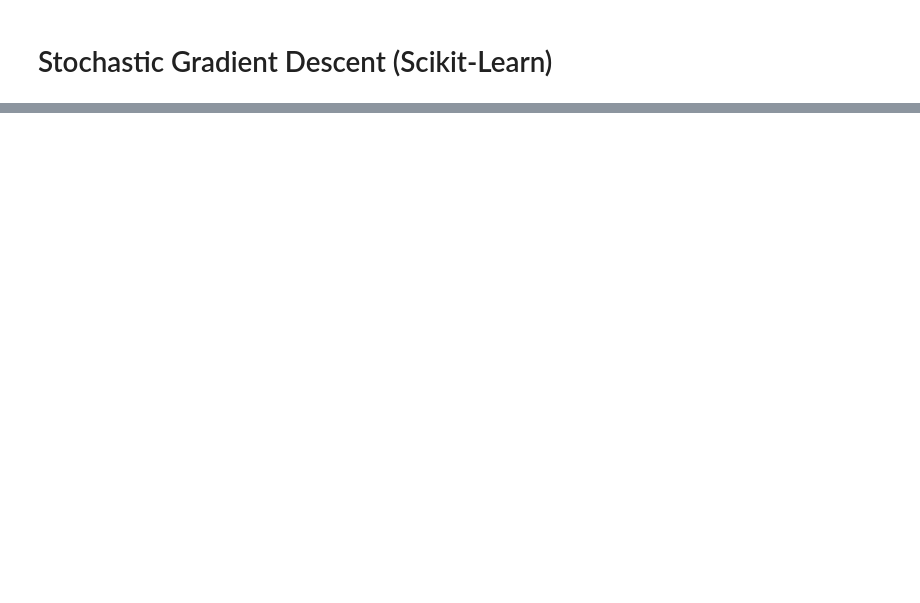
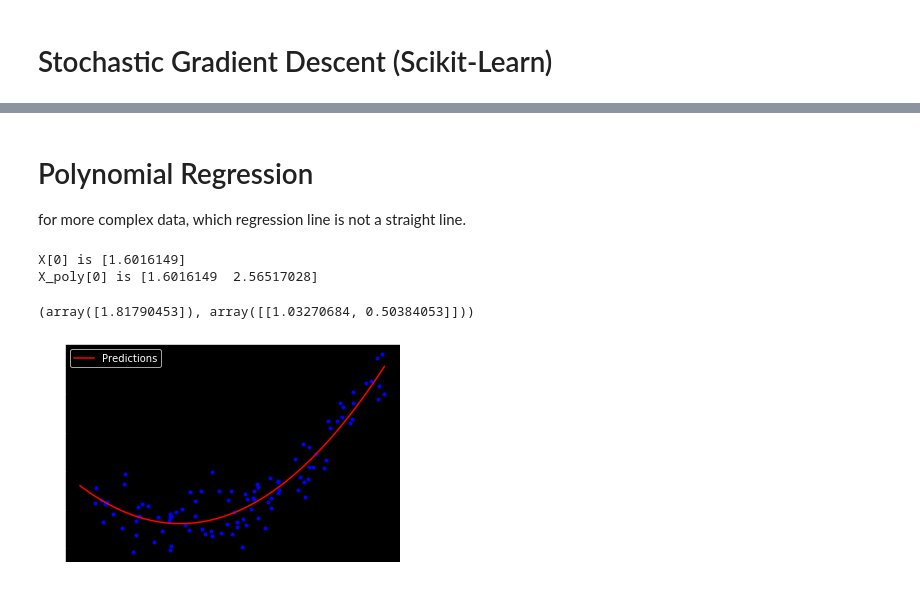
Before and after one commit to eavictor/hands_on_ml2, a Jupyter notebook: ch04_training_models/ch04_training_models.ipynb, the cells around one changed output, grey strips where cells are left out. Cells and saved outputs as stored; diff of their text form; code cells hidden in the pictures; blank space fills up the shorter version.

Commit message:
Ch04. Read up to Ridge Regression (p.135)

```diff
--- a/ch04_training_models/ch04_training_models.ipynb
+++ b/ch04_training_models/ch04_training_models.ipynb
@@ -105,0 +125,34 @@ sgd_reg.intercept_, sgd_reg.coef_
+# %% [markdown]
+# Polynomial Regression
+
+for more complex data, which regression line is not a straight line.
+# %%
+m = 100
+X = 6 * np.random.rand(m, 1) - 3
+y = 0.5 * X**2 + X + 2 + np.random.randn(m, 1)
+# %%
+from sklearn.preprocessing import PolynomialFeatures
+poly_features = PolynomialFeatures(degree=2, include_bias=False)
+X_poly = poly_features.fit_transform(X)
+print("X[0] is", X[0])
+print("X_poly[0] is", X_poly[0])
+# %% [output]
+X[0] is [1.6016149]
+X_poly[0] is [1.6016149  2.56517028]
+# %%
+lin_reg = LinearRegression()
+lin_reg.fit(X_poly, y)
+lin_reg.intercept_, lin_reg.coef_
+# %% [output]
+(array([1.81790453]), array([[1.03270684, 0.50384053]]))
+# %%
+X_new = np.linspace(-3, 3, m).reshape(m, 1)
+X_new_poly = poly_features.transform(X_new)
+y_new = lin_reg.predict(X_new_poly)
+# %%
+plt.plot(X, y, "b.")
+plt.plot(X_new, y_new, "r-", label="Predictions")
+plt.legend(loc="upper left")
+plt.show()
+# %% [output]
+[figure, added]
```
Also changed, not shown: parts of 18 cells of this notebook.
